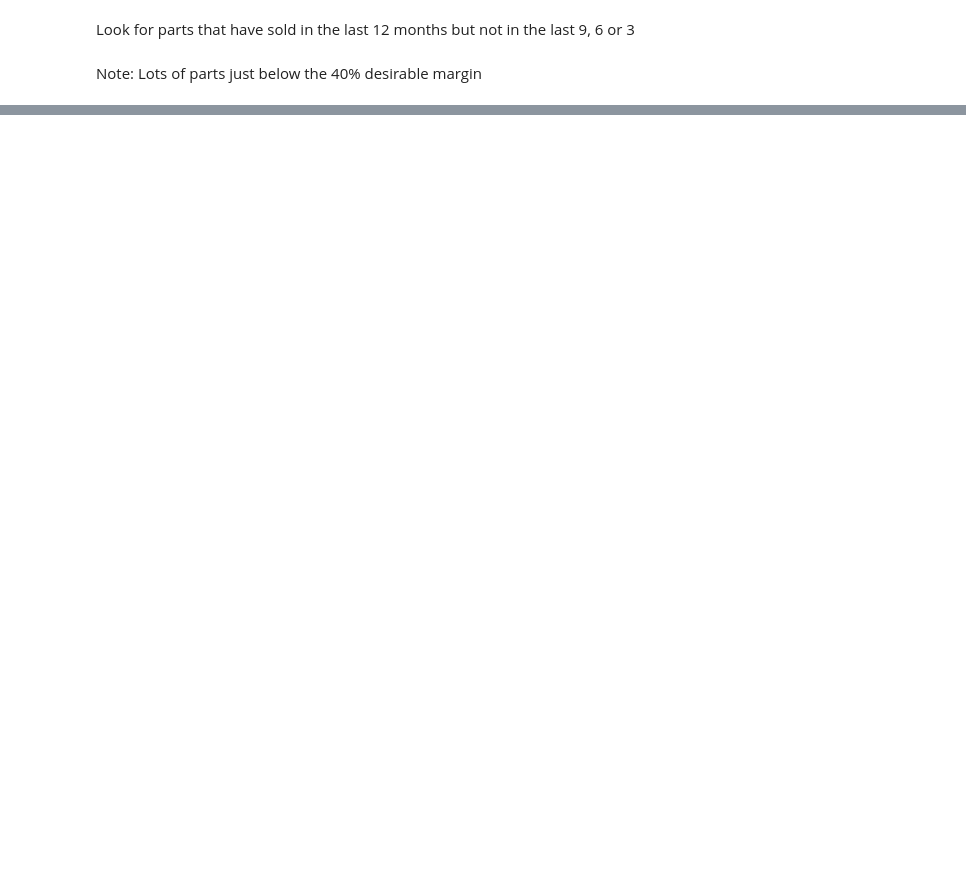
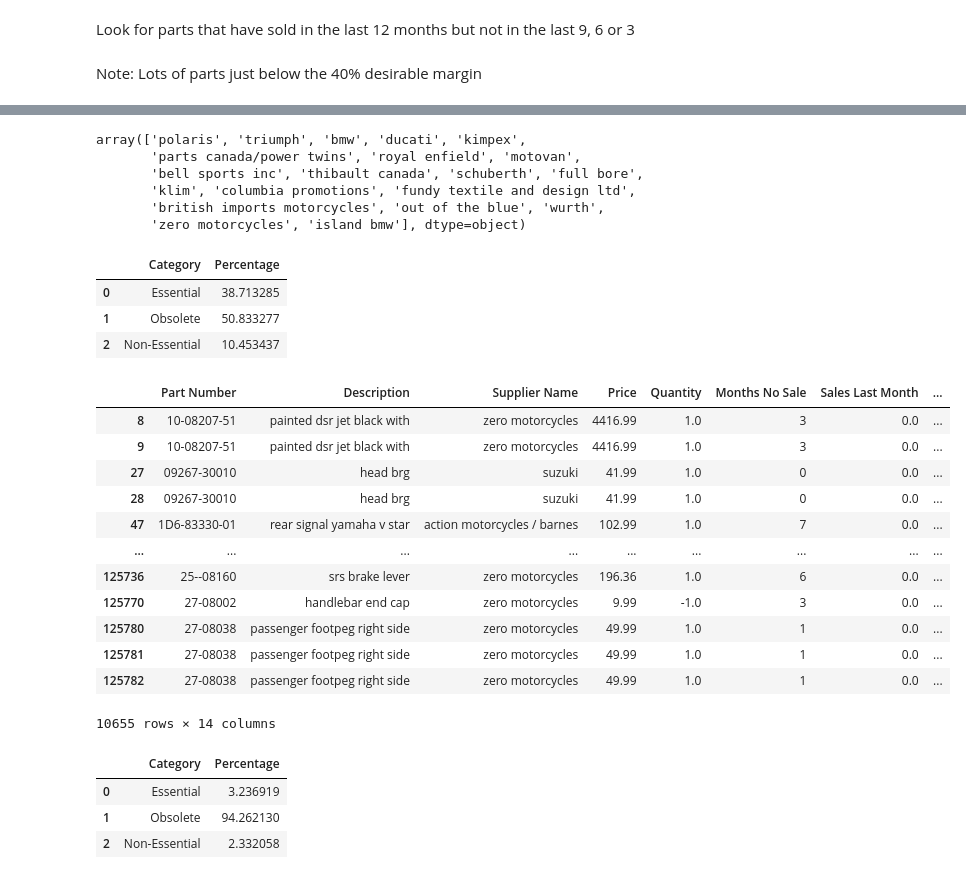
Before and after one commit to skyler22wilson/final_project, a Jupyter notebook: notebooks/business_case_analysis.ipynb, the cells around one changed output, grey strips where cells are left out. Cells and saved outputs as stored; diff of their text form; code cells hidden in the pictures; blank space fills up the shorter version.

```diff
--- a/notebooks/business_case_analysis.ipynb
+++ b/notebooks/business_case_analysis.ipynb
@@ -508,0 +272,16 @@ list(parts_data['Supplier Name'].unique())
+# %%
+supplier_cost = parts_data.groupby('Supplier Name')['Total Cost'].sum().sort_values(ascending=False)
+
+# Convert the supplier_cost Series back to a DataFrame
+supplier_cost_df = supplier_cost.reset_index()
+
+# Filter out the high-cost suppliers
+high_cost_suppliers = supplier_cost_df[supplier_cost_df['Total Cost'] > 1000]
+high_cost_suppliers['Supplier Name'].values
+# %% [output]
+array(['polaris', 'triumph', 'bmw', 'ducati', 'kimpex',
+       'parts canada/power twins', 'royal enfield', 'motovan',
+       'bell sports inc', 'thibault canada', 'schuberth', 'full bore',
+       'klim', 'columbia promotions', 'fundy textile and design ltd',
+       'british imports motorcycles', 'out of the blue', 'wurth',
+       'zero motorcycles', 'island bmw'], dtype=object)
@@ -508,0 +316,20 @@ list(parts_data['Supplier Name'].unique())
+# %%
+# Calculate the percentages
+
+total_parts = parts_data.shape[0]
+essential_percent = len(parts_data[parts_data['Months No Sale'] <= 3]) / total_parts * 100
+obsolete_percent = len(parts_data[parts_data['Months No Sale'] >= 12]) / total_parts * 100
+non_essential_percent = len(parts_data[(parts_data['Months No Sale'] > 3) & (parts_data['Months No Sale'] < 12)]) / total_parts * 100
+
+# Create a DataFrame to store the results
+data = {
+    'Category': ['Essential', 'Obsolete', 'Non-Essential'],
+    'Percentage': [essential_percent, obsolete_percent, non_essential_percent]
+}
+result_df = pd.DataFrame(data)
+result_df
+# %% [output]
+|  | Category | Percentage |
+| 0 | Essential | 38.713285 |
+| 1 | Obsolete | 50.833277 |
+| 2 | Non-Essential | 10.453437 |
@@ -508,0 +348,39 @@ list(parts_data['Supplier Name'].unique())
+# %%
+wrong_sales_data
+# %% [output]
+|  | Part Number | Description | Supplier Name | Price | Quantity | Months No Sale | Sales Last Month | ... |
+| 8 | 10-08207-51 | painted dsr jet black with | zero motorcycles | 4416.99 | 1.0 | 3 | 0.0 | ... |
+| 9 | 10-08207-51 | painted dsr jet black with | zero motorcycles | 4416.99 | 1.0 | 3 | 0.0 | ... |
+| 27 | 09267-30010 | head brg | suzuki | 41.99 | 1.0 | 0 | 0.0 | ... |
+| 28 | 09267-30010 | head brg | suzuki | 41.99 | 1.0 | 0 | 0.0 | ... |
+| 47 | 1D6-83330-01 | rear signal yamaha v star | action motorcycles / barnes | 102.99 | 1.0 | 7 | 0.0 | ... |
+| ... | ... | ... | ... | ... | ... | ... | ... | ... |
+| 125736 | 25--08160 | srs brake lever | zero motorcycles | 196.36 | 1.0 | 6 | 0.0 | ... |
+| 125770 | 27-08002 | handlebar end cap | zero motorcycles | 9.99 | -1.0 | 3 | 0.0 | ... |
+| 125780 | 27-08038 | passenger footpeg right side | zero motorcycles | 49.99 | 1.0 | 1 | 0.0 | ... |
+| 125781 | 27-08038 | passenger footpeg right side | zero motorcycles | 49.99 | 1.0 | 1 | 0.0 | ... |
+| 125782 | 27-08038 | passenger footpeg right side | zero motorcycles | 49.99 | 1.0 | 1 | 0.0 | ... |
+10655 rows × 14 columns
+# %%
+#categorize by turnover
+total_parts = parts_data.shape[0]
+essential_parts = parts_data[parts_data['Turnover'] >= 1]
+obsolete_parts = parts_data[parts_data['Turnover'] == 0]
+non_essential_parts = parts_data[(parts_data['Turnover'] < 1) & (parts_data['Turnover'] > 0)]
+
+essential_percent = (essential_parts.shape[0] / total_parts) * 100
+obsolete_percent = (obsolete_parts.shape[0] / total_parts) * 100
+non_essential_percent = (non_essential_parts.shape[0] / total_parts) * 100
+
+# Create a DataFrame to store the results
+data = {
+    'Category': ['Essential', 'Obsolete', 'Non-Essential'],
+    'Percentage': [essential_percent, obsolete_percent, non_essential_percent]
+}
+result_df = pd.DataFrame(data)
+result_df
+# %% [output]
+|  | Category | Percentage |
+| 0 | Essential | 3.236919 |
+| 1 | Obsolete | 94.262130 |
+| 2 | Non-Essential | 2.332058 |
```
Also changed, not shown: parts of 26 cells of this notebook, 6 other files.
